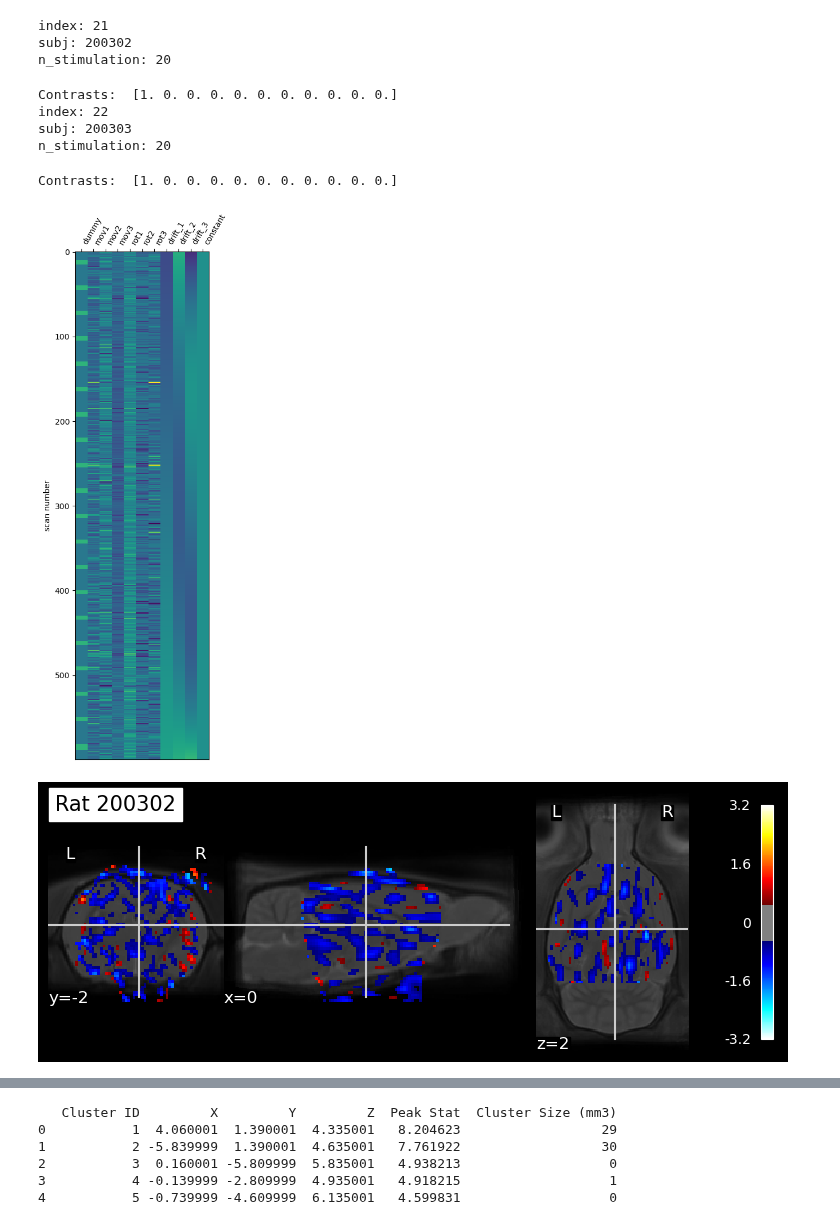
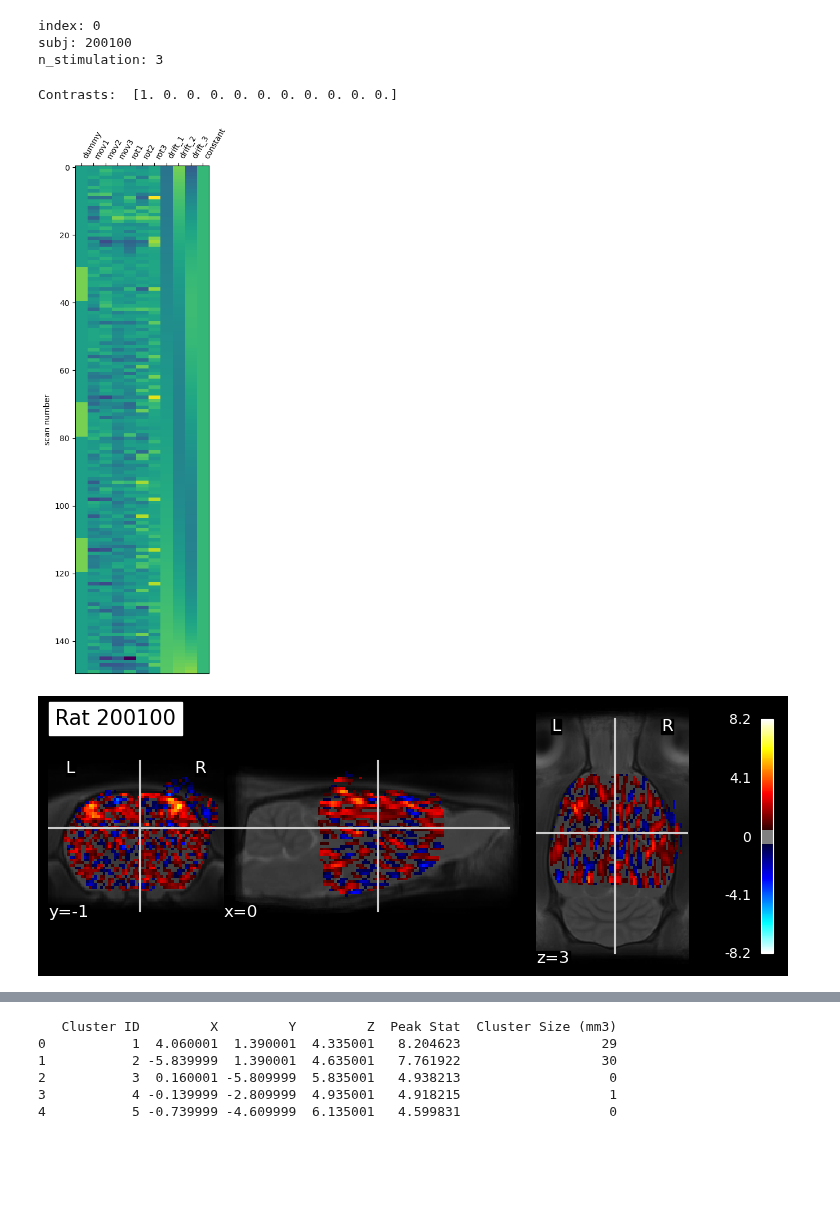
Before and after one commit to grandjeanlab/multirat_se, a Jupyter notebook: script/first_level_glm.ipynb, the cells around one changed output, grey strips where cells are left out. Saved outputs shown, nothing was run; the diff lists cells and outputs as text; code cells hidden in the pictures; blank space fills up the shorter version.

```diff
--- a/script/first_level_glm.ipynb
+++ b/script/first_level_glm.ipynb
@@ -32,17 +32,20 @@ analysis_folder='/project/4180000.19/multirat_stim/rabies/preprocess'
 template_path ='/groupshare/traaffneu/preclinimg/templates/SIGMA_Wistar_Rat_Brain_TemplatesAndAtlases_Version1.1/SIGMA_Rat_Anatomical_Imaging/SIGMA_Rat_Anatomical_InVivo_Template/SIGMA_InVivo_Brain_Template.nii'
 metadata_path ='/home/traaffneu/margal/code/multirat_se/script/table/metadata_stand.tsv'
 mask = '/groupshare/traaffneu/preclinimg/templates/SIGMA_Wistar_Rat_Brain_TemplatesAndAtlases_Version1.1/SIGMA_Rat_Anatomical_Imaging/SIGMA_Rat_Anatomical_InVivo_Template/SIGMA_InVivo_Brain_Mask.nii'
+metadata_rabies='/home/traaffneu/margal/code/multirat_se/script/table/metadata_rabies.tsv'
 
 
-# Paths for the directories
+# Output directories
 
-    # - First level analysis -
 output_dir = '/project/4180000.19/multirat_stim/rabies_test/first_level_analysis/'
 matrix_dir = os.path.join(output_dir, 'matrix/')
 image_dir = os.path.join(output_dir, 'image/')
 residuals_dir = os.path.join(output_dir, 'residuals/')
 z_score_dir = os.path.join(output_dir, 'z_score/')
 beta_dir = os.path.join(output_dir, 'beta_estimates/')
+effect_var_dir = os.path.join(output_dir, 'effect_var/')
+predicted_timeseries_dir = os.path.join(output_dir, 'predicted_timeseries/')
+
 
 if not os.path.exists(output_dir):
     os.makedirs(output_dir)
@@ -56,24 +59,7 @@ if not os.path.exists(z_score_dir):
     os.makedirs(z_score_dir)
 if not os.path.exists(beta_dir):
     os.makedirs(beta_dir)
-
-    # - Roi data -
-roi_dir = os.path.join(output_dir, 'roi/')
-roi_timeseries_dir = os.path.join(output_dir, 'roi/timeseries/')
-roi_residuals_dir = os.path.join(output_dir, 'roi/residuals/')
-roi_effect_size_dir = os.path.join(output_dir, 'roi/effect_size/')
-roi_effect_variance_dir = os.path.join(output_dir, 'roi/effect_variance/')
-roi_predicted_timeseries_dir = os.path.join(output_dir, 'roi/predicted_timeseries/')
-
-if not os.path.exists(roi_dir):
-    os.makedirs(roi_dir)
-if not os.path.exists(roi_timeseries_dir):
-    os.makedirs(roi_timeseries_dir)
-if not os.path.exists(roi_residuals_dir):
-    os.makedirs(roi_residuals_dir)
-if not os.path.exists(roi_effect_size_dir):
-    os.makedirs(roi_effect_size_dir)
-if not os.path.exists(roi_effect_variance_dir):
-    os.makedirs(roi_effect_variance_dir)
-if not os.path.exists(roi_predicted_timeseries_dir):
-    os.makedirs(roi_predicted_timeseries_dir)
+if not os.path.exists(effect_var_dir):
+    os.makedirs(effect_var_dir)
+if not os.path.exists(predicted_timeseries_dir):
+    os.makedirs(predicted_timeseries_dir)
@@ -114,7 +94,7 @@ def rat_hrf(tr, n_trs):
 df = pd.read_csv(metadata_path, sep='\t')
 df = df.loc[(df['exclude'] != 'yes')]
 
-for index in range(21, 23):
+for index in range(0, 1):
 
     subj_num=str(df.iloc[index]['rat.sub'])[:-2]
     print('index:', index)
@@ -175,43 +155,41 @@ for index in range(21, 23):
 
     fmri_glm = FirstLevelModel(t_r=7,
                                drift_model='polynomial',
                                signal_scaling=False,
                                minimize_memory=False)
 
     fmri_glm = fmri_glm.fit(subject_path, design_matrices=design_matrix)
 
     residuals = fmri_glm.residuals[0]
+    predicted_timeseries = fmri_glm.predicted[0]
+
     nib.save(residuals, residuals_dir+'residuals_sub-0{}_ses-1.nii.gz'.format(subj_num))         #save this to nifti
-
+    nib.save(predicted_timeseries, predicted_timeseries_dir+'predicted_timeseries_sub-0{}_ses-1.nii.gz'.format(subj_num))
 
     # -- Coompute contrasts ---
 
     n_columns = design_matrix.shape[1]
     contrast_val = np.hstack(([1], np.zeros(n_columns - 1)))
     print('Contrasts: ', contrast_val)
 
     statistical_map = fmri_glm.compute_contrast(contrast_val, output_type='all')
 
-    nib.save(statistical_map['z_score'], z_score_dir+'z_score_sub-0{}_ses-1.nii.gz'.format(subj_num))          #save z map
-    nib.save(statistical_map['effect_size'], beta_dir+'beta_sub-0{}_ses-1.nii.gz'.format(subj_num))            #save the betaestimates
-
+    nib.save(statistical_map['z_score'], z_score_dir+'z_score_sub-0{}_ses-1.nii.gz'.format(subj_num))           #save z map
+    nib.save(statistical_map['effect_size'], beta_dir+'beta_sub-0{}_ses-1.nii.gz'.format(subj_num))             #save the betaestimates
+    nib.save(statistical_map['effect_variance'], effect_var_dir+'effect_var_sub-0{}_ses-1.nii.gz'.format(subj_num))  #save the betaestimates
 
     #-- Plot and save as nifti file ---
 
     plot_stat = plotting.plot_stat_map(statistical_map['z_score'],
                                        bg_img = template_path,
                                        threshold = 0.5,
                                        title = 'Rat {}'.format(subj_num))
 
     plt.savefig(image_dir+'stat_map_sub-0{}_ses-1.png'.format(subj_num))
 # %% [output]
-index: 21
-subj: 200302
-n_stimulation: 20
+index: 0
+subj: 200100
+n_stimulation: 3
 Contrasts:  [1. 0. 0. 0. 0. 0. 0. 0. 0. 0. 0.]
-index: 22
-subj: 200303
-n_stimulation: 20
-Contrasts:  [1. 0. 0. 0. 0. 0. 0. 0. 0. 0. 0.]
-[figure, old version]
+[figure, new version]
-[figure, old version]
+[figure, new version]
```
Also changed, not shown: parts of 12 cells of this notebook.
